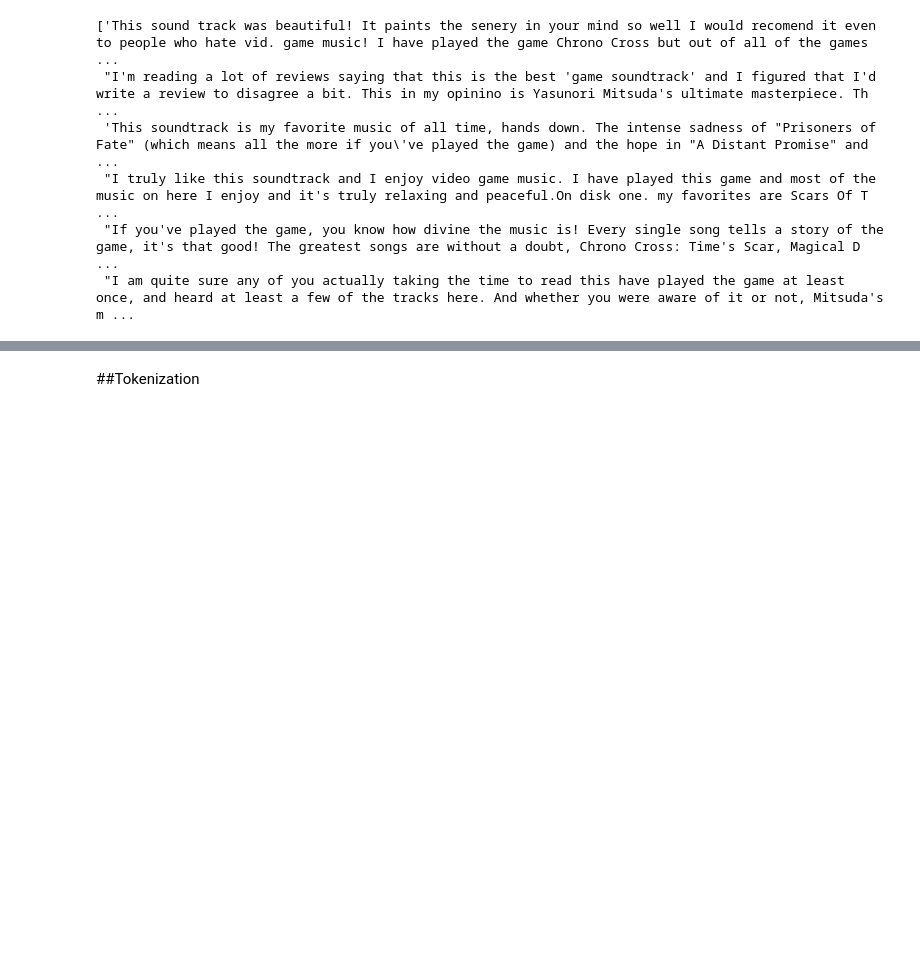
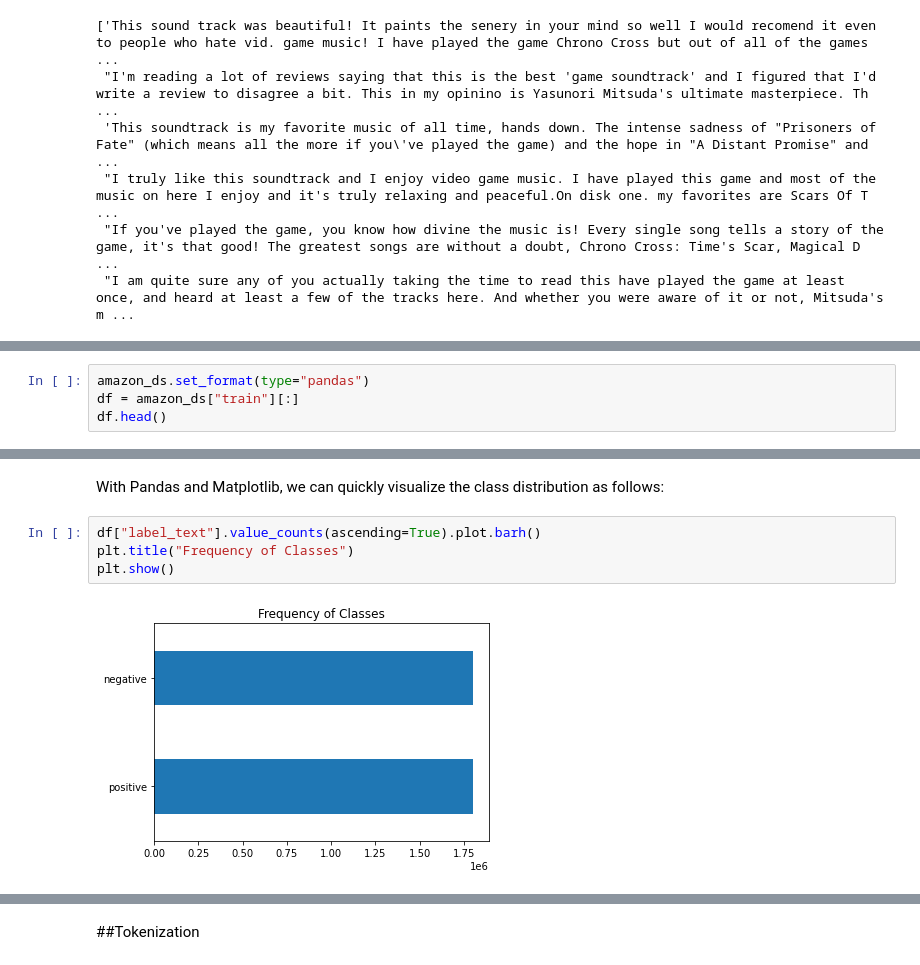
Before and after one commit to rahiakela/transformers-research-and-practice, a Jupyter notebook: natural-language-processing-with-transformers/02-text-classification/03_amazon_review_analysis_using_feature_extractors.ipynb, the cells around one changed output, grey strips where cells are left out. Cells and saved outputs as stored; diff of their text form; blank space fills up the shorter version.

```diff
--- a/natural-language-processing-with-transformers/02-text-classification/03_amazon_review_analysis_using_feature_extractors.ipynb
+++ b/natural-language-processing-with-transformers/02-text-classification/03_amazon_review_analysis_using_feature_extractors.ipynb
@@ -212,0 +174,4 @@ strange at first, it’s part of the secret sauce that makes Datasets so flexibl
+# %%
+amazon_ds.set_format(type="pandas")
+df = amazon_ds["train"][:]
+df.head()
@@ -212,0 +185,8 @@ strange at first, it’s part of the secret sauce that makes Datasets so flexibl
+# %% [markdown]
+With Pandas and Matplotlib, we can quickly visualize the class distribution as follows:
+# %%
+df["label_text"].value_counts(ascending=True).plot.barh()
+plt.title("Frequency of Classes")
+plt.show()
+# %% [output]
+[figure, added]
```
Also changed, not shown: parts of 42 cells of this notebook.
